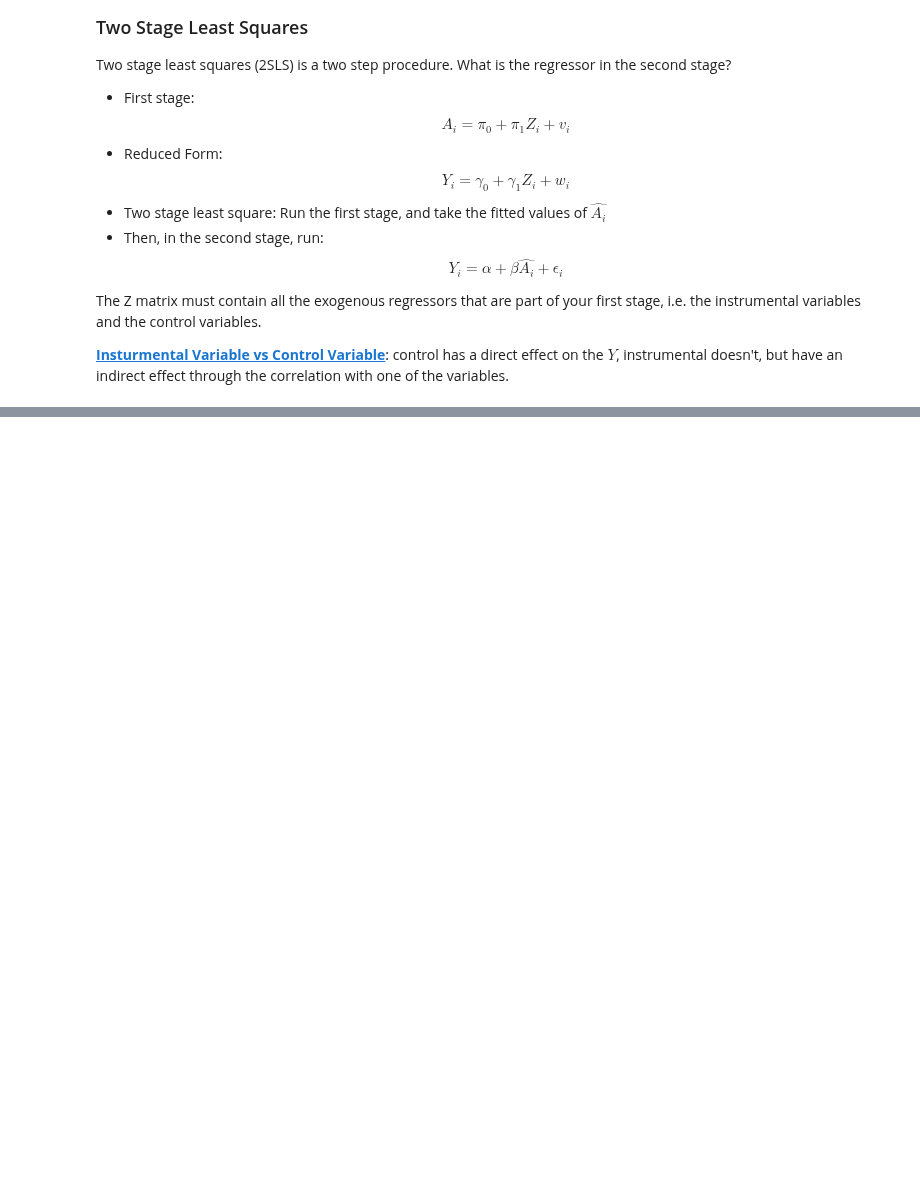
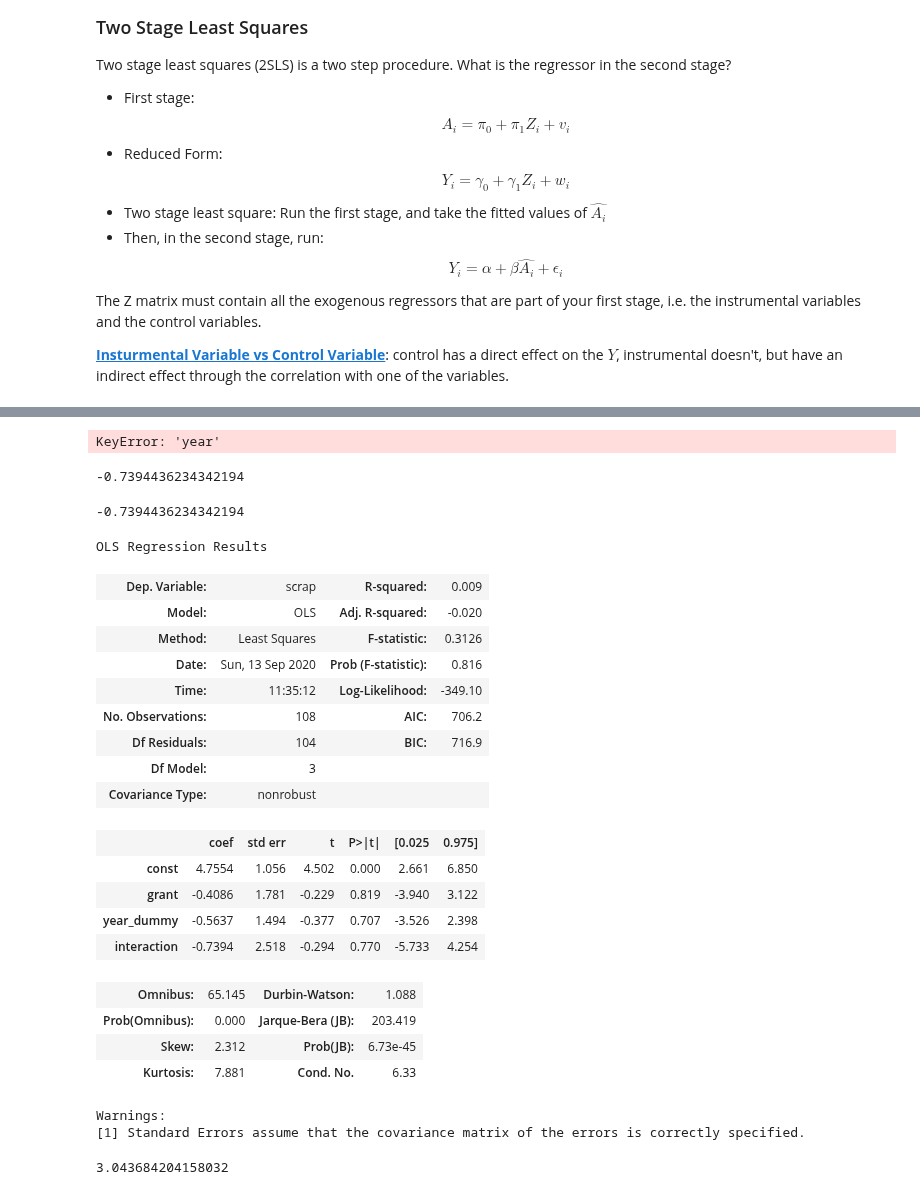
Before and after one commit to lucaberlanda/Magazzino, a Jupyter notebook: DataAnalysis.ipynb, the cells around one changed output, grey strips where cells are left out. Cells and saved outputs as stored; diff of their text form; code cells hidden in the pictures; blank space fills up the shorter version.

```diff
--- a/DataAnalysis.ipynb
+++ b/DataAnalysis.ipynb
@@ -697,0 +976,2 @@ The Z matrix must contain all the exogenous regressors that are part of your fir
+# %%
+df.loc[treatment_list, 'grant'] = 1  # set the companies that received grant = 1 also in 1987
@@ -697,0 +987,57 @@ The Z matrix must contain all the exogenous regressors that are part of your fir
+# %%
+coeffs = list(df.groupby(['year', 'grant']).mean().values[:, 0])
+# %% [output]
+KeyError: 'year'
+# %%
+# We can read it in two ways: drop/increse post treatement minus drop/increase of the control group
+delta_dreated = coeffs[3] - coeffs[1]  # avg value of the treated in 1988 - avg value of the treated in 1987
+delta_non_reated = coeffs[2] - coeffs[0]  # avg value of the non-treated in 1988 - avg value of non-treated in 1987
+did = delta_dreated - delta_non_reated
+did
+# %% [output]
+-0.7394436234342194
+# %%
+# Or
+delta_dreated = coeffs[3] - coeffs[2]  # diff of treated and non treated in 1988
+delta_non_reated = coeffs[1] - coeffs[0]  # diff of treated and non treated in 1987
+did = delta_dreated - delta_non_reated
+did
+# %% [output]
+-0.7394436234342194
+# %%
+df['year_dummy'] = df.year.map({1988: 1, 1987: 0})
+df['interaction'] = df.loc[:, 'year_dummy'] * df.loc[:, 'grant']
+# %%
+Y = df.loc[:, 'scrap']
+X = df.loc[:, ['grant', 'year_dummy', 'interaction']]
+X = sm.add_constant(X)
+
+model = sm.OLS(Y, X)
+results = model.fit()
+results.summary()
+# %% [output]
+OLS Regression Results
+| Dep. Variable: | scrap | R-squared: | 0.009 |
+| Model: | OLS | Adj. R-squared: | -0.020 |
+| Method: | Least Squares | F-statistic: | 0.3126 |
+| Date: | Sun, 13 Sep 2020 | Prob (F-statistic): | 0.816 |
+| Time: | 11:35:12 | Log-Likelihood: | -349.10 |
+| No. Observations: | 108 | AIC: | 706.2 |
+| Df Residuals: | 104 | BIC: | 716.9 |
+| Df Model: | 3 |  |  |
+| Covariance Type: | nonrobust |  |  |
+|  | coef | std err | t | P>|t| | [0.025 | 0.975] |
+| const | 4.7554 | 1.056 | 4.502 | 0.000 | 2.661 | 6.850 |
+| grant | -0.4086 | 1.781 | -0.229 | 0.819 | -3.940 | 3.122 |
+| year_dummy | -0.5637 | 1.494 | -0.377 | 0.707 | -3.526 | 2.398 |
+| interaction | -0.7394 | 2.518 | -0.294 | 0.770 | -5.733 | 4.254 |
+| Omnibus: | 65.145 | Durbin-Watson: | 1.088 |
+| Prob(Omnibus): | 0.000 | Jarque-Bera (JB): | 203.419 |
+| Skew: | 2.312 | Prob(JB): | 6.73e-45 |
+| Kurtosis: | 7.881 | Cond. No. | 6.33 |
+Warnings:
+[1] Standard Errors assume that the covariance matrix of the errors is correctly specified.
+# %%
+results.params.sum()
+# %% [output]
+3.043684204158032
```
Also changed, not shown: parts of 18 cells of this notebook, 4 other files.
